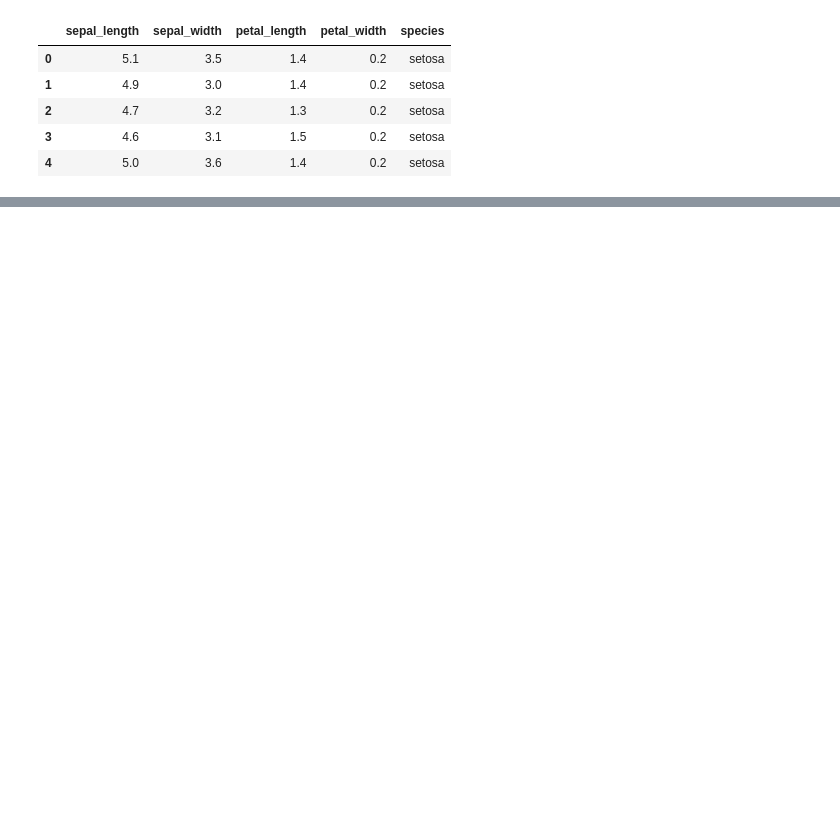
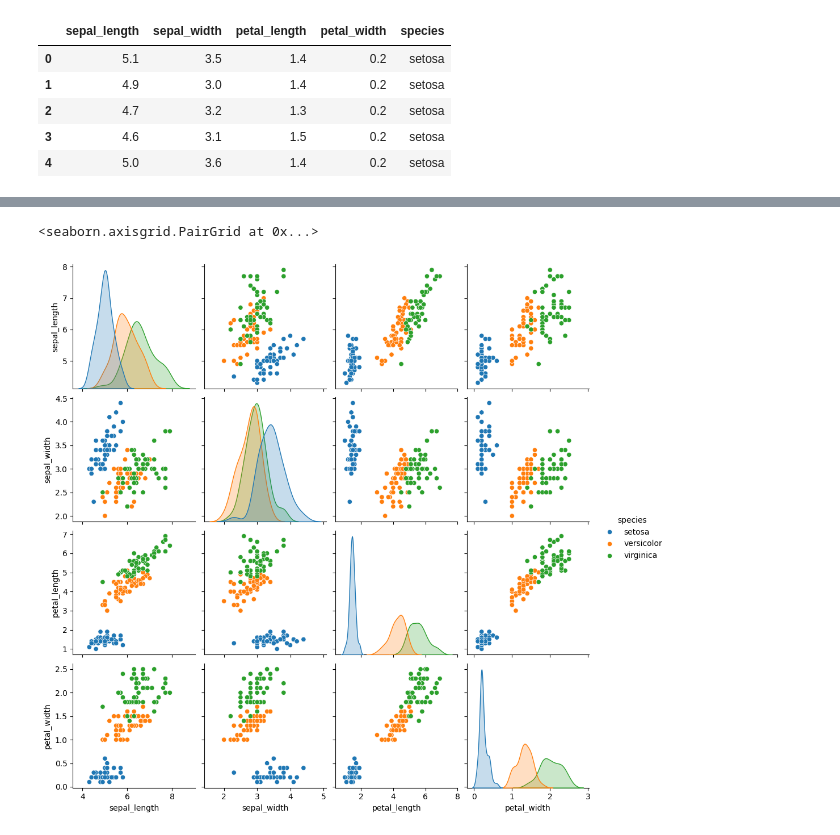
Before and after one commit to Devarshi21/VS-Code, a Jupyter notebook: test.ipynb, the cells around one changed output, grey strips where cells are left out. Cells and saved outputs as stored; diff of their text form; code cells hidden in the pictures; blank space fills up the shorter version.

```diff
--- a/test.ipynb
+++ b/test.ipynb
@@ -11,0 +22,5 @@ df.head()
+# %%
+sns.pairplot(data=df, hue='species')
+# %% [output]
+<seaborn.axisgrid.PairGrid at 0x...>
+[figure, added]
```
Also changed, not shown: parts of 2 cells of this notebook.
